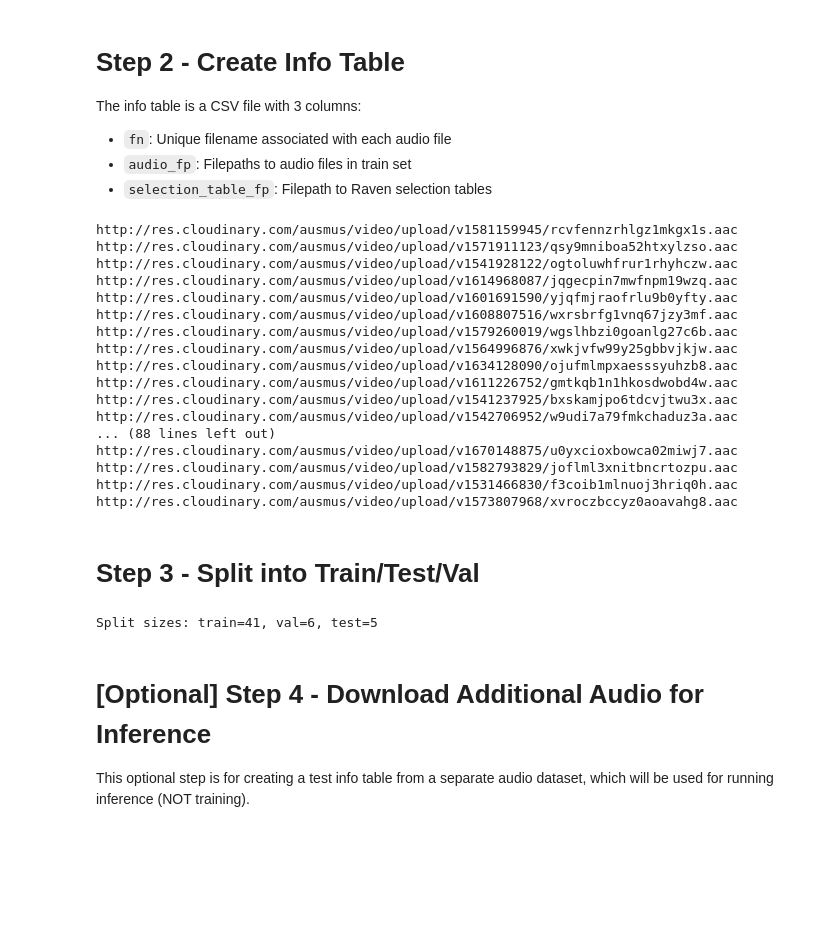
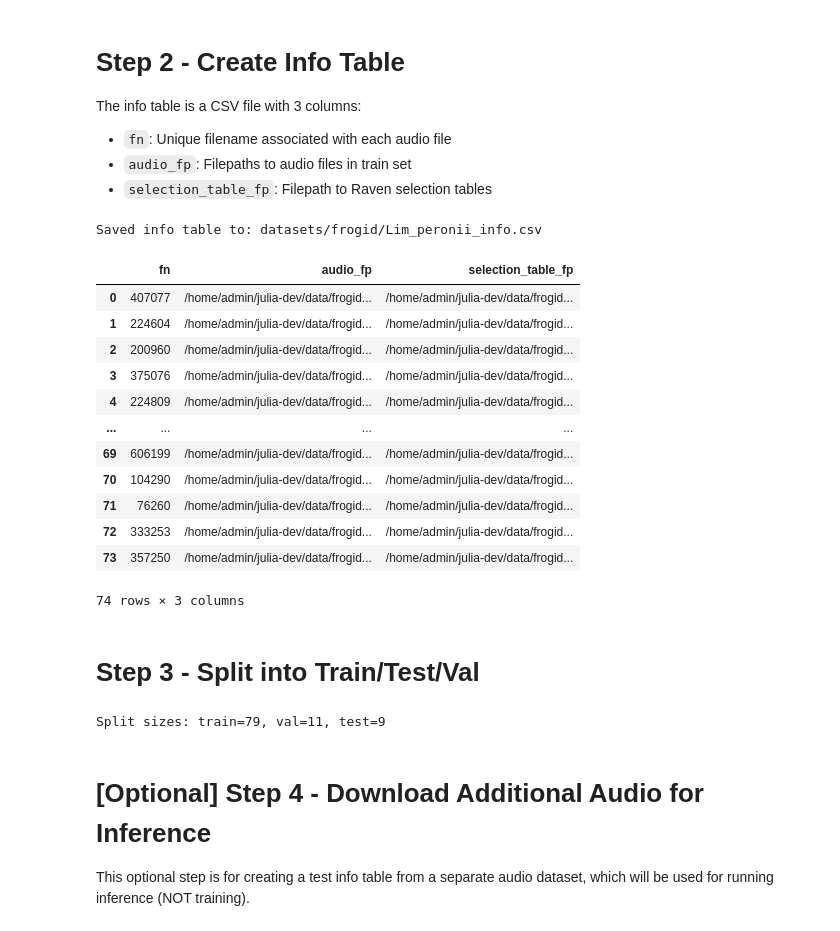
Before and after one commit to austmus/voxaboxen, a Jupyter notebook: generate_info_tables.ipynb, the cells around one changed output. Saved outputs shown, nothing was run; the diff lists cells and outputs as text; code cells hidden in the pictures; blank space fills up the shorter version.

```diff
--- a/generate_info_tables.ipynb
+++ b/generate_info_tables.ipynb
@@ -62,6 +62,6 @@ sound_events_df
 # %%
 # Convert to Raven selection tables
-OUTPUT_DIR = "/home/admin/julia-dev/voxaboxen/datasets/frogid/Lit_peronii_formatted/Lit_peronii_selection_tables"
+OUTPUT_DIR = "/home/admin/julia-dev/data/frogid_captures/strongly_labelled/Lim_peronii/selection_tables"
 
 
 selection_table_dir = OUTPUT_DIR
@@ -92,7 +94,7 @@ print(f"Finished writing {len(uuid_to_capture_map) - count_skipped} selection ta
 Follow these steps if strongly labelled data has been exported directly off Raven.
 # %%
 # Define input directory containing Raven selection tables
-INPUT_DIR = "/home/admin/julia-dev/voxaboxen/datasets/frogid/Lit_peronii_formatted/Lit_peronii_selection_tables"
+INPUT_DIR = "/home/admin/julia-dev/data/frogid_captures/strongly_labelled/Lim_peronii/selection_tables"
 
 
 selection_table_dir = INPUT_DIR
@@ -139,10 +159,12 @@ The info table is a CSV file with 3 columns:
 captures_path = "/home/admin/julia-dev/data/frogid_captures/data_tables/FrogID_Captures_2025-03-09T21-01-13+0000.csv"
 captures_df = pd.read_csv(captures_path)
 # %%
-AUDIO_DIR = "/home/admin/julia-dev/data/frogid_captures/strongly_labelled/Lit_peronii/audio"
+AUDIO_DIR = "/home/admin/julia-dev/data/frogid_captures/strongly_labelled/Lim_peronii/audio"
 
 # If the audio files already exist in this directory, set this flag to True
-AUDIO_EXISTS = False
+AUDIO_EXISTS = True
+
+captures_labelled = [x.split('_')[0] for x in os.listdir(selection_table_dir) if x.endswith('_selection_table.txt')]
 
 # Otherwise, automatically download the audio files from the urls in the captures table
 def download_audio(audio_dir, capture_id, audio_url):
@@ -154,31 +176,12 @@ def download_audio(audio_dir, capture_id, audio_url):
     os.remove(save_path)
 
 if not AUDIO_EXISTS:
-    captures_labelled = [x.split('_')[0] for x in os.listdir(selection_table_dir)]
     for capture_id in tqdm(captures_labelled, desc="Downloading audio"):
         row = captures_df[captures_df['id'] == int(capture_id)]
         audio_url = row['call_audio'].values[0]
         download_audio(AUDIO_DIR, capture_id, audio_url)
-# %% [output]
-http://res.cloudinary.com/ausmus/video/upload/v1581159945/rcvfennzrhlgz1mkgx1s.aac
-http://res.cloudinary.com/ausmus/video/upload/v1571911123/qsy9mniboa52htxylzso.aac
-http://res.cloudinary.com/ausmus/video/upload/v1541928122/ogtoluwhfrur1rhyhczw.aac
-http://res.cloudinary.com/ausmus/video/upload/v1614968087/jqgecpin7mwfnpm19wzq.aac
-http://res.cloudinary.com/ausmus/video/upload/v1601691590/yjqfmjraofrlu9b0yfty.aac
-http://res.cloudinary.com/ausmus/video/upload/v1608807516/wxrsbrfg1vnq67jzy3mf.aac
-http://res.cloudinary.com/ausmus/video/upload/v1579260019/wgslhbzi0goanlg27c6b.aac
-http://res.cloudinary.com/ausmus/video/upload/v1564996876/xwkjvfw99y25gbbvjkjw.aac
-http://res.cloudinary.com/ausmus/video/upload/v1634128090/ojufmlmpxaesssyuhzb8.aac
-http://res.cloudinary.com/ausmus/video/upload/v1611226752/gmtkqb1n1hkosdwobd4w.aac
-http://res.cloudinary.com/ausmus/video/upload/v1541237925/bxskamjpo6tdcvjtwu3x.aac
-http://res.cloudinary.com/ausmus/video/upload/v1542706952/w9udi7a79fmkchaduz3a.aac
-... (88 lines left out)
-http://res.cloudinary.com/ausmus/video/upload/v1670148875/u0yxcioxbowca02miwj7.aac
-http://res.cloudinary.com/ausmus/video/upload/v1582793829/joflml3xnitbncrtozpu.aac
-http://res.cloudinary.com/ausmus/video/upload/v1531466830/f3coib1mlnuoj3hriq0h.aac
-http://res.cloudinary.com/ausmus/video/upload/v1573807968/xvroczbccyz0aoavahg8.aac
 # %%
-CSV_OUT = 'datasets/frogid/Lit_peronii_info.csv'
+CSV_OUT = 'datasets/frogid/Lim_peronii_info.csv'
 
 
 # Generate pandas dataframe
@@ -195,11 +198,29 @@ info_df = pd.DataFrame.from_dict(info_table)
 # Export as CSV
 info_df.to_csv(CSV_OUT)
 print(f'Saved info table to: {CSV_OUT}')
+# %% [output]
+Saved info table to: datasets/frogid/Lim_peronii_info.csv
+# %%
+info_df
+# %% [output]
+|  | fn | audio_fp | selection_table_fp |
+| 0 | 407077 | /home/admin/julia-dev/data/frogid... | /home/admin/julia-dev/data/frogid... |
+| 1 | 224604 | /home/admin/julia-dev/data/frogid... | /home/admin/julia-dev/data/frogid... |
+| 2 | 200960 | /home/admin/julia-dev/data/frogid... | /home/admin/julia-dev/data/frogid... |
+| 3 | 375076 | /home/admin/julia-dev/data/frogid... | /home/admin/julia-dev/data/frogid... |
+| 4 | 224809 | /home/admin/julia-dev/data/frogid... | /home/admin/julia-dev/data/frogid... |
+| ... | ... | ... | ... |
+| 69 | 606199 | /home/admin/julia-dev/data/frogid... | /home/admin/julia-dev/data/frogid... |
+| 70 | 104290 | /home/admin/julia-dev/data/frogid... | /home/admin/julia-dev/data/frogid... |
+| 71 | 76260 | /home/admin/julia-dev/data/frogid... | /home/admin/julia-dev/data/frogid... |
+| 72 | 333253 | /home/admin/julia-dev/data/frogid... | /home/admin/julia-dev/data/frogid... |
+| 73 | 357250 | /home/admin/julia-dev/data/frogid... | /home/admin/julia-dev/data/frogid... |
+74 rows × 3 columns
 # %% [markdown]
 # Step 3 - Split into Train/Test/Val
 # %%
-INPUT_CSV = 'datasets/frogid/Lit_peronii_info.csv'
-OUTPUT_DIR = '/home/admin/julia-dev/voxaboxen/datasets/frogid/Lit_peronii_formatted'
+INPUT_CSV = 'datasets/frogid/Lim_peronii_info.csv'
+OUTPUT_DIR = '/home/admin/julia-dev/voxaboxen/datasets/frogid/Lim_peronii_formatted'
 RANDOM_SEED = 42
 
 TRAIN_RATIO = 0.80
@@ -234,7 +255,7 @@ val_df.to_csv(os.path.join(OUTPUT_DIR, "val_info.csv"),
 
 print(f"Split sizes: train={len(train_df)}, val={len(val_df)}, test={len(test_df)}")
 # %% [output]
-Split sizes: train=41, val=6, test=5
+Split sizes: train=79, val=11, test=9
 # %% [markdown]
 # [Optional] Step 4 - Download Additional Audio for Inference
 
```
Also changed, not shown: parts of 4 cells of this notebook.
